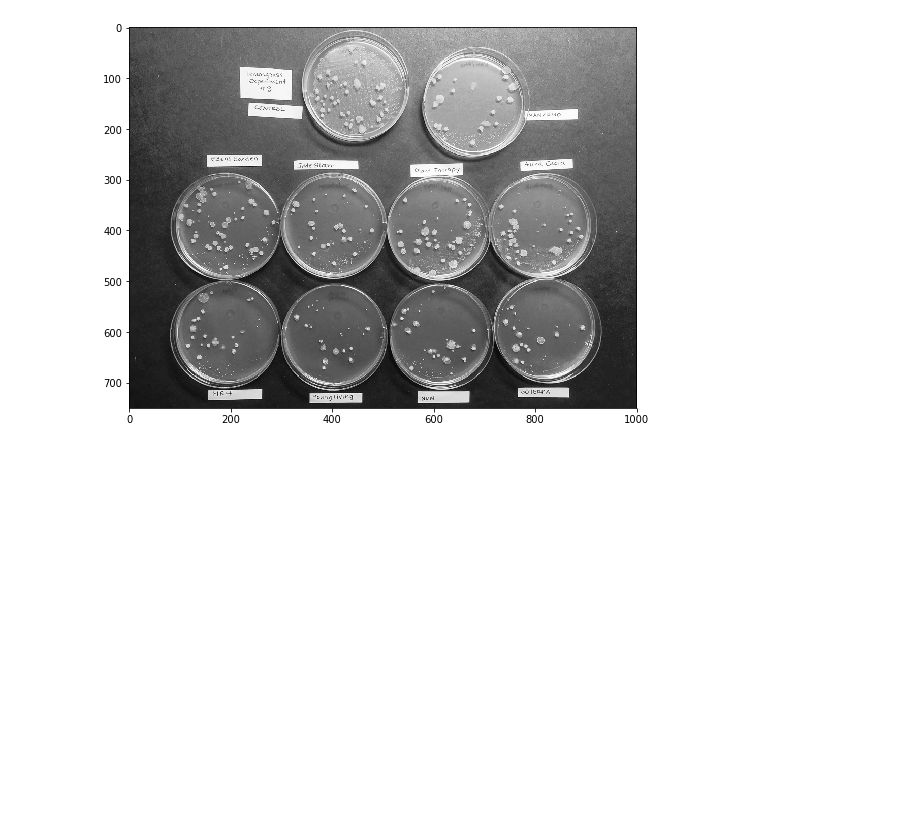
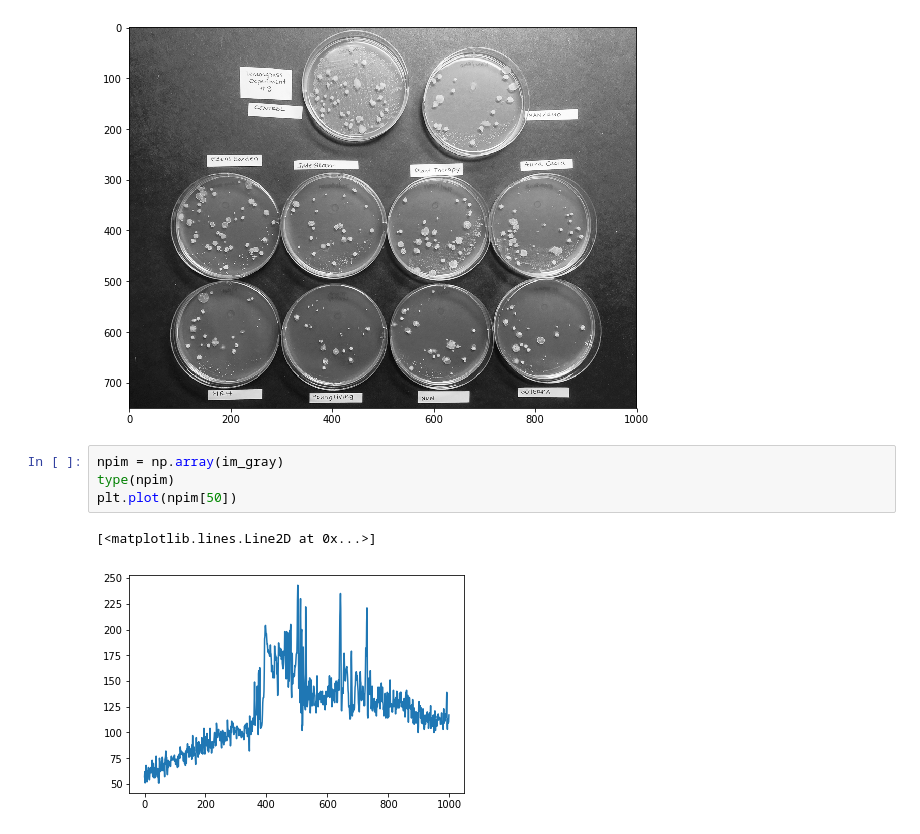
Before and after one commit to fvanriggelen/Casimir-programming, a Jupyter notebook: Bacterial_Colonies_task.ipynb, the cells around one changed output. Cells and saved outputs as stored; diff of their text form; blank space fills up the shorter version.

```diff
--- a/Bacterial_Colonies_task.ipynb
+++ b/Bacterial_Colonies_task.ipynb
@@ -42,3 +43,10 @@ plt.imshow(im_gray, cmap=cm.Greys_r)
 # %% [output]
 <matplotlib.image.AxesImage at 0x...>
 [figure]
+# %%
+npim = np.array(im_gray)
+type(npim)
+plt.plot(npim[50])
+# %% [output]
+[<matplotlib.lines.Line2D at 0x...>]
+[figure, added]
```
Also changed, not shown: parts of 5 cells of this notebook.
